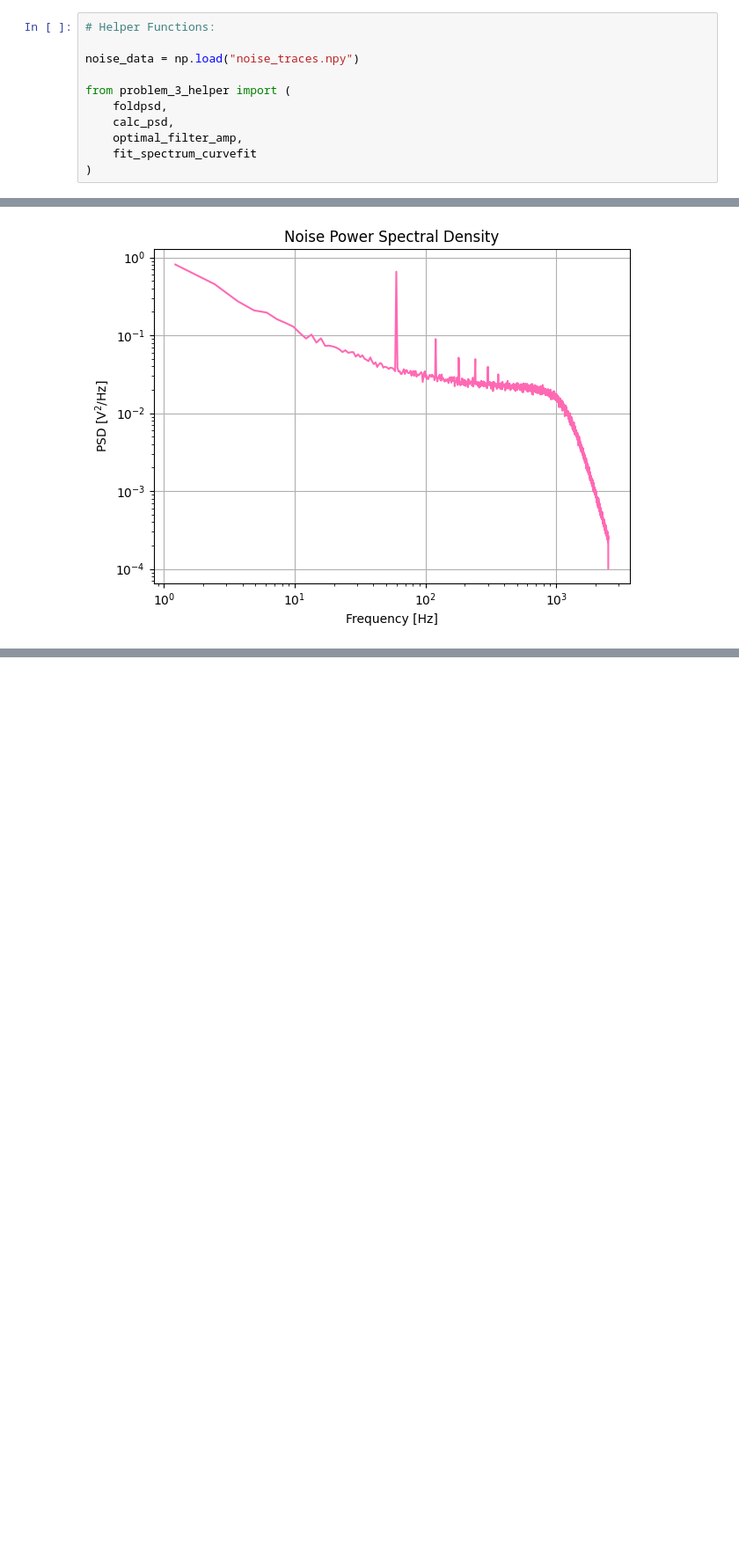
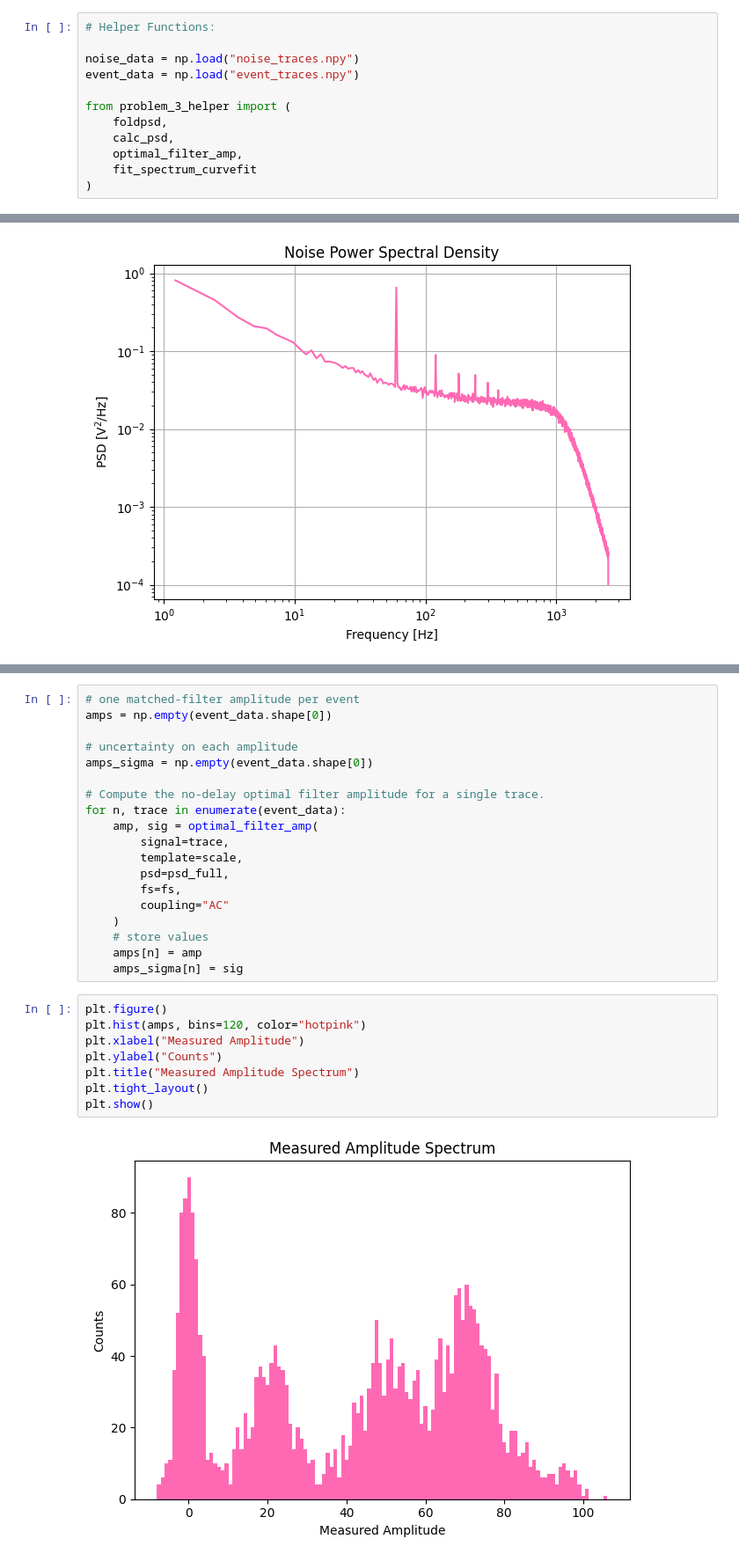
Before and after one commit to lsdun/phys657_spring_2026_Lauren_Abeera, a Jupyter notebook: Module3_Code.ipynb, the cells around one changed output, grey strips where cells are left out. Shown at 88% size. Cells and saved outputs as stored; diff of their text form; blank space fills up the shorter version.

```diff
--- a/Module3_Code.ipynb
+++ b/Module3_Code.ipynb
@@ -112,6 +112,7 @@ When estimating the amplitude of a known waveform buried in noise with covarianc
 # Helper Functions:
 
 noise_data = np.load("noise_traces.npy")
+event_data = np.load("event_traces.npy")
 
 from problem_3_helper import (
     foldpsd,
@@ -151,0 +194,29 @@ plt.show()
+# %%
+# one matched-filter amplitude per event
+amps = np.empty(event_data.shape[0])
+
+# uncertainty on each amplitude
+amps_sigma = np.empty(event_data.shape[0])
+
+# Compute the no-delay optimal filter amplitude for a single trace.
+for n, trace in enumerate(event_data):
+    amp, sig = optimal_filter_amp(
+        signal=trace,
+        template=scale,
+        psd=psd_full,
+        fs=fs,
+        coupling="AC"
+    )
+    # store values
+    amps[n] = amp
+    amps_sigma[n] = sig
+# %%
+plt.figure()
+plt.hist(amps, bins=120, color="hotpink")
+plt.xlabel("Measured Amplitude")
+plt.ylabel("Counts")
+plt.title("Measured Amplitude Spectrum")
+plt.tight_layout()
+plt.show()
+# %% [output]
+[figure, added]
```
Also changed, not shown: parts of 3 cells of this notebook.
